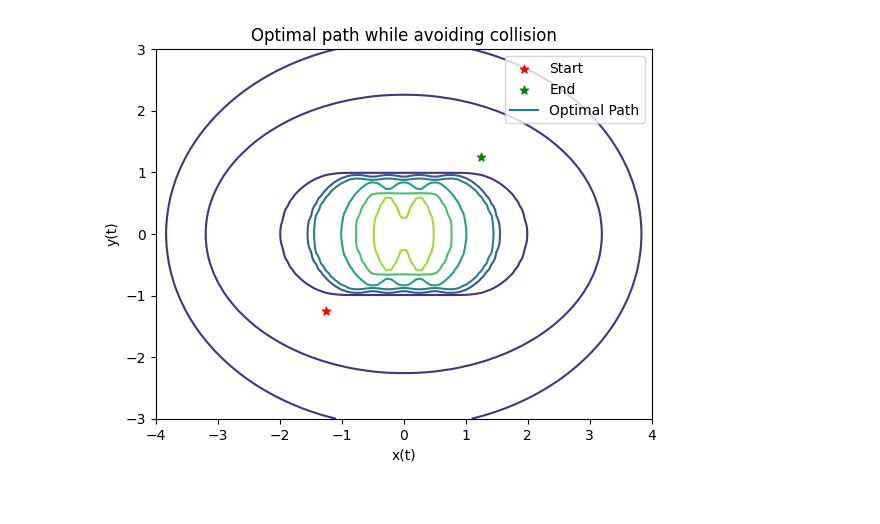
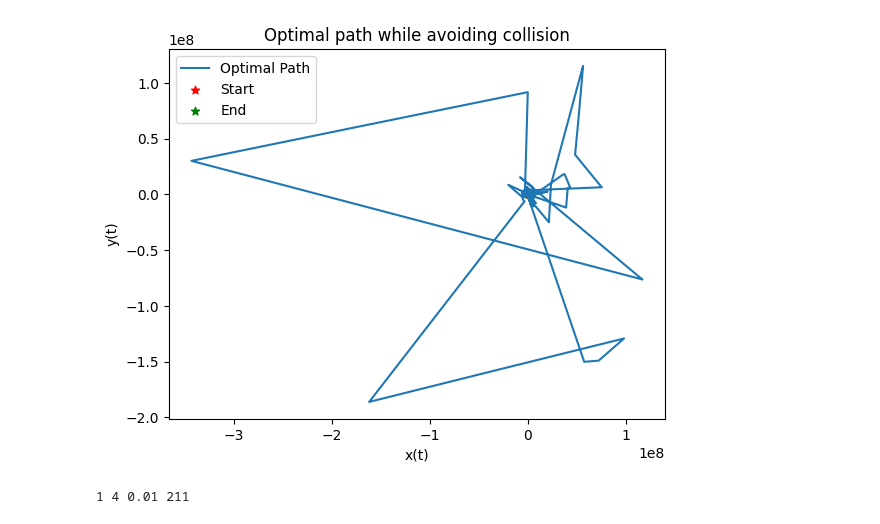
Before and after one commit to GeoDavid1/Vol4Project, a Jupyter notebook: ilha_tests.ipynb, the cells around one changed output. Saved outputs shown, nothing was run; the diff lists cells and outputs as text; code cells hidden in the pictures.

```diff
--- a/ilha_tests.ipynb
+++ b/ilha_tests.ipynb
@@ -182,14 +182,15 @@ naive_system()
 # %%
+L = 0.01
+M = 211
+W1 = 1
+W2 = 4
+W3 = 1
+W4 = 1
+W5 = 1
 def constraints_path():
     eps = 1e-5
     # Impose constants values for our parameters
-    L = 0.05
-    M = 3
-    W1 = 1
-    W2 = 0.05
-    W3 = 1
-    W4 = 1
-    W5 = 1
+
 
     # Element 1: The ODE Function
     def ode(t,y,p):
@@ -203,31 +204,31 @@ def constraints_path():
                                 (1/(2*W2)) * (y[11]),
                                 100 * C_dx(y[0], y[1]),
                                 100 * C_dy(y[0], y[1]),
-                                -y[6] - y[10] * (y[2] /(np.sqrt(y[2]**2 + y[3]**2)) * np.tan(y[5] / L)) + K_dvx(y[5], y[2], y[3]),
-                                -y[7] - y[10] * (y[3] /(np.sqrt(y[2]**2 + y[3]**2)) * np.tan(y[5] / L)) + K_dvy(y[5], y[2], y[3]),
+                                -y[6] - y[10] * (y[2] /(np.sqrt(y[2]**2 + y[3]**2)) * np.tan(y[5]) / L) + K_dvx(y[5], y[2], y[3],L=L,M=M),
+                                -y[7] - y[10] * (y[3] /(np.sqrt(y[2]**2 + y[3]**2)) * np.tan(y[5]) / L) + K_dvy(y[5], y[2], y[3],L=L,M=M),
                                 y[8] * u_acc * np.sin(y[4]) - y[9] * u_acc * np.cos(y[4]),
-                                (-y[10]/L) * (np.sqrt(y[2]**2 + y[3]**2)) * 1/(np.cos(y[5]/L)**2) + K_ddelta(y[5], y[2], y[3])])
+                                (-y[10]/L) * (np.sqrt(y[2]**2 + y[3]**2)) * 1/(np.cos(y[5]/L)**2) + K_ddelta(y[5], y[2], y[3],L=L,M=M)])
 
     # Element 2: The Boundary Conditions
     def bc(ya, yb, p):
         ''' defines the boundary conditions'''
         u_acc =  1/(2*W1) * (yb[8] * np.cos(yb[4]) + yb[9] * np.sin(yb[4]))
         u_turn = (1/(2*W2)) * (yb[11])
-        lag = 1 + 1000* C(yb[0],yb[1]) + W1 * u_acc**2 + W2 * u_turn**2 + ((yb[2]**2 + yb[3]**2) / L * np.tan(yb[5]) - M)**(-70)
-        hamiltonian_condition  = (np.ones(6) * p).T@ np.array([yb[2],
+        lagrangian = 1 + 100 * C(yb[0],yb[1]) + W1 * u_acc**2 + W2 * u_turn**2 + K(yb[5],yb[2],yb[3])
+        hamiltonian_condition  = (yb[6:]).T@ np.array([yb[2],
                                 yb[3],
-                                1/(2*W1) * (yb[8] * np.cos(yb[4]) + yb[9] * np.sin(yb[4])) * np.cos(yb[4]),
-                                1/(2*W1) * (yb[8]  * np.cos(yb[4]) + yb[9] * np.sin(yb[4])) * np.sin(yb[4]),
-                                (np.sqrt(yb[2]**2 + yb[3]**2)) * np.tan(yb[5] / L),
-                                (1/(2*W2)) * (yb[11])]) -  lag
+                                u_acc * np.cos(yb[4]),
+                                u_acc * np.sin(yb[4]),
+                                (np.sqrt(yb[2]**2 + yb[3]**2)) * np.tan(yb[5])/ L,
+                                (1/(2*W2)) * (yb[11])]) -  lagrangian
 
-        return np.array([ya[0] + 1, ya[1] + 1.1, ya[2], ya[3], ya[4], ya[5], yb[0] -1, yb[1] + 1.1, yb[8], yb[9], yb[10], yb[11],hamiltonian_condition])
+        return np.array([ya[0] + 1.25, ya[1] + 1.25, ya[2], ya[3], ya[4], ya[5], yb[0] -1.25, yb[1] - 1.25, yb[8], yb[9], yb[10], yb[11],hamiltonian_condition])
 
                     # Define domain and initial guesses
-    t = np.linspace(0,1,200)
+    t = np.linspace(0,1,100)
     y0 = np.ones((12, len(t)))
-    path_x = np.concatenate((np.linspace(-1.25, 2.25, 100), 2.25*np.ones(75), np.linspace(1.25, 2.25, 25)[::-1]))
-    path_y = np.concatenate((-1.25*np.ones(100), np.linspace(-1.25,1.25,75), 1.25*np.ones(25)))
+    path_x = np.concatenate((np.linspace(-1.25, 2.25, 50), 2.25*np.ones(38), np.linspace(1.25, 2.25, 12)[::-1]))
+    path_y = np.concatenate((-1.25*np.ones(50), np.linspace(-1.25,1.25,38), 1.25*np.ones(12)))
 
 
     y0[0] = path_x
@@ -236,7 +237,8 @@ def constraints_path():
 
     # Solve the bvp and print optimal time
     sol = solve_bvp(ode, bc,t,y0,p0)
-    print("Optimal time", -sol.p[0]*t[-1])
+    # print("Optimal time", -sol.p[0]*t[-1])
+    # if -sol.p[0]*t[-1] > 0:
 
     # Create meshgrid to plot obstacle
     x = np.linspace(-4,4,100)
@@ -246,16 +248,31 @@ def constraints_path():
     # Plot optimal path and obstacle
     plt.plot(sol.y[0],sol.y[1], label = 'Optimal Path')
     # print(sol.y)
+    plt.plot(path_x,path_y)
+    plt.scatter(-1.25, -1.25, marker="*", color="red", label="Start")
+    plt.scatter(1.25, 1.25, marker="*", color="green", label="End")
     plt.contour(X,Y, C(X,Y))
     plt.xlabel('x(t)')
     plt.ylabel('y(t)')
     plt.title('Optimal path while avoiding collision')
     plt.legend()
+    # plt.xlim([-4,4])
+    # plt.ylim([-3,3])
     plt.show()
-plt.scatter(-1.25, -1.25, marker="*", color="red", label="Start")
-plt.scatter(1.25, 1.25, marker="*", color="green", label="End")
-plt.xlim([-4,4])
-plt.ylim([-3,3])
-plt.legend()
+    print(W1,W2,L,M)
+# plt.scatter(-1.25, -1.25, marker="*", color="red", label="Start")
+# plt.scatter(1.25, 1.25, marker="*", color="green", label="End")
+# plt.legend()
 constraints_path()
+# for i in np.arange(1,25,1):
+#     for j in np.arange(1,25,1):
+#         for k in np.arange(0.01,0.2,0.04):
+
+#             W1 = i
+#             W2 = j
+#             L = k
+
+#             # plt.xlim([-4,4])
+#             # plt.ylim([-3,3])
+#             constraints_path()
 # %% [output]
@@ -281 +313,2 @@ Optimal time -1130.321760729538
-[figure, old version]
+[figure, new version]
+1 4 0.01 211
```
Also changed, not shown: parts of 2 cells of this notebook.
